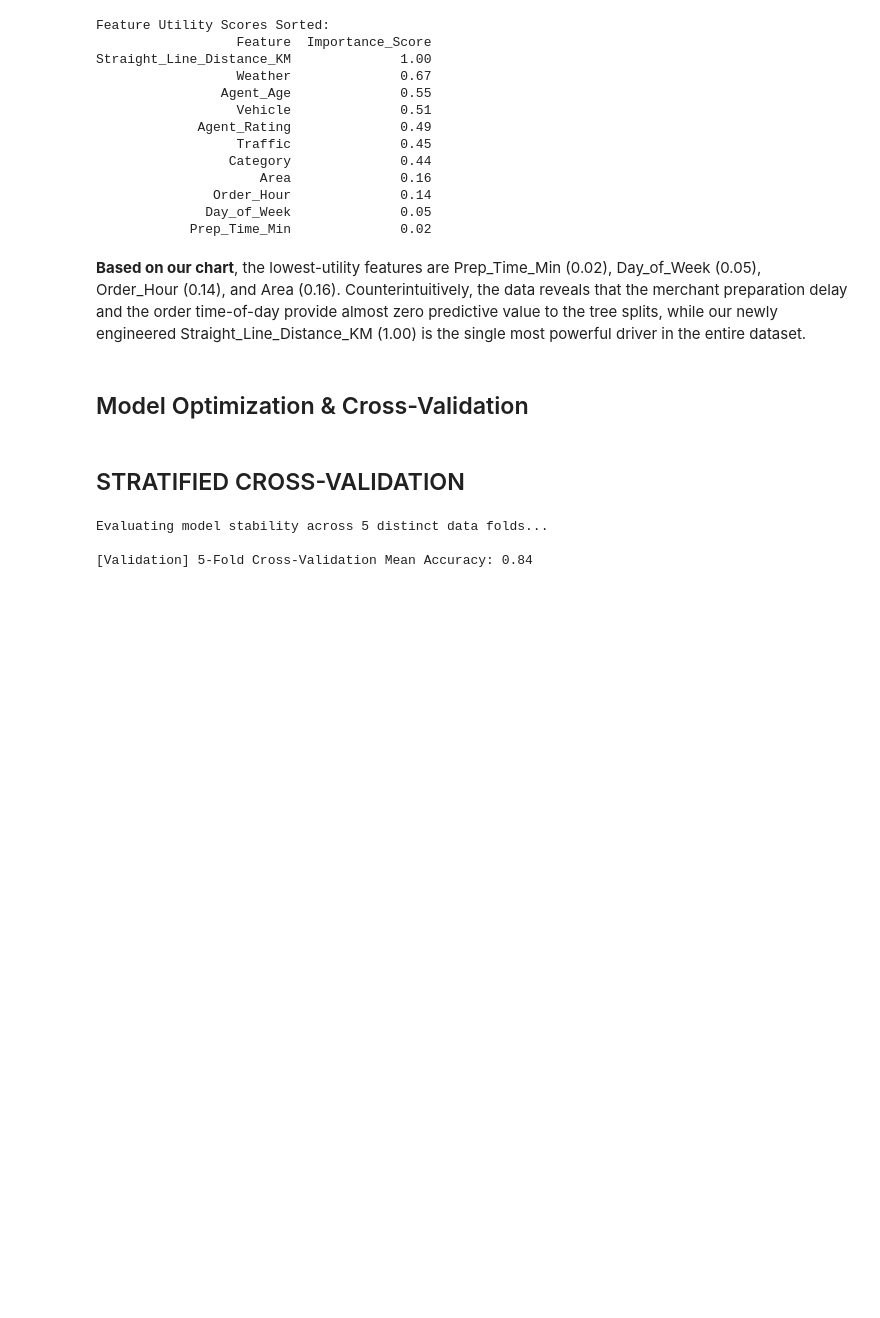
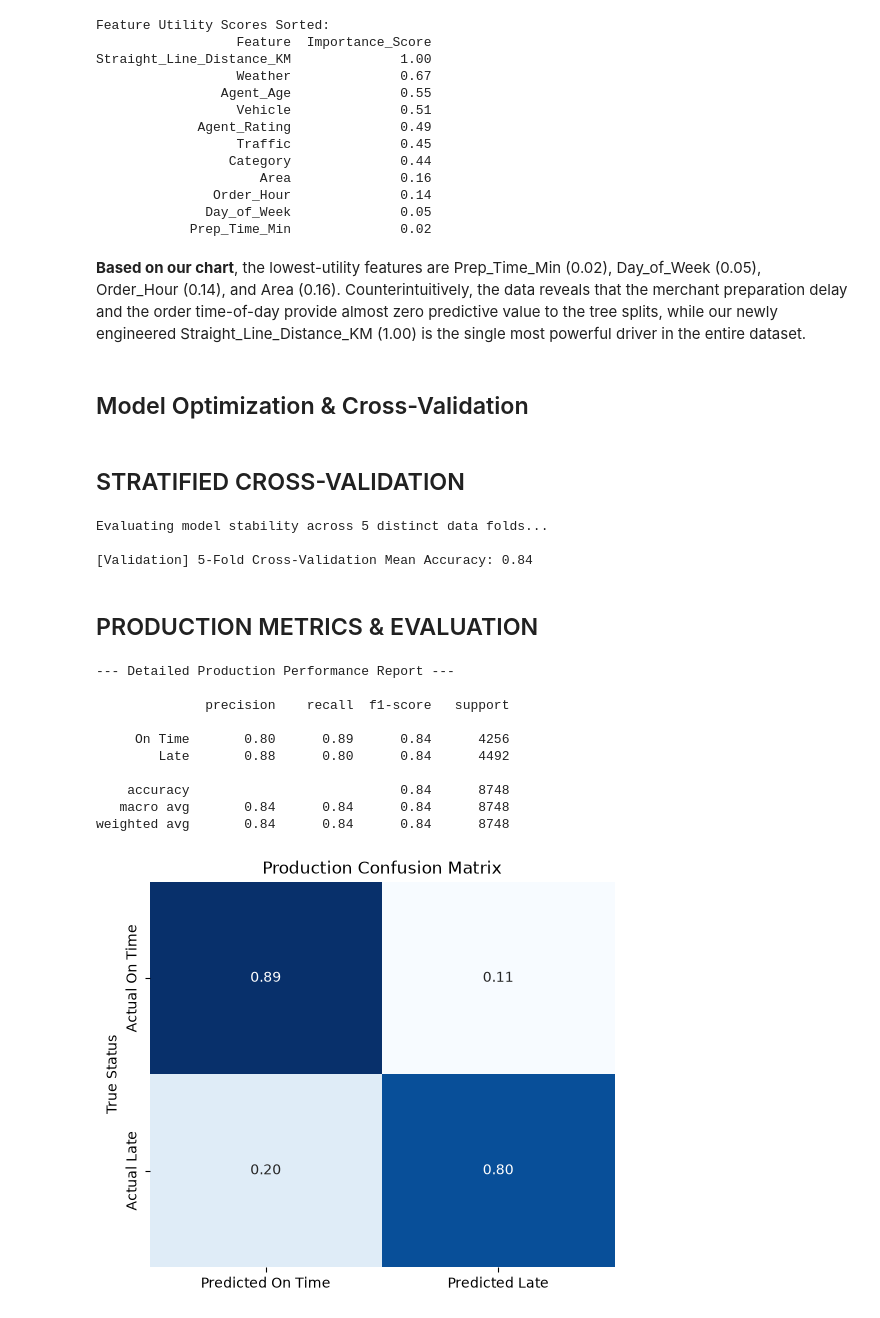
Before and after one commit to Michael-Nyawade/amazon-delivery-pmf-pdf-cdf, a Jupyter notebook: advanced-amazon-delivery.ipynb, the cells around one changed output. Drawn from its saved outputs; the diff is of its cells as text; code cells hidden in the pictures; blank space fills up the shorter version.

Commit message:
feat: Evaluate model metrics

```diff
--- a/advanced-amazon-delivery.ipynb
+++ b/advanced-amazon-delivery.ipynb
@@ -283,3 +283,37 @@ print(f"\n[Validation] 5-Fold Cross-Validation Mean Accuracy: {np.mean(cv_scores
 Evaluating model stability across 5 distinct data folds...
 
 [Validation] 5-Fold Cross-Validation Mean Accuracy: 0.84
+# %% [markdown]
+## PRODUCTION METRICS & EVALUATION
+# %%
+# Split for a clean production test set evaluation
+X_train, X_test, y_train, y_test = train_test_split(X_opt, y, test_size=0.2, random_state=42)
+tuned_model.fit(X_train, y_train)
+
+y_pred = tuned_model.predict(X_test)
+y_proba = tuned_model.predict_proba(X_test)[:, 1]
+
+print("\n--- Detailed Production Performance Report ---\n")
+print(classification_report(y_test, y_pred, target_names=['On Time', 'Late']))
+
+# Generate and plot the cost-driven Confusion Matrix
+cm = confusion_matrix(y_test, y_pred, normalize= 'true')
+plt.figure(figsize=(6, 5))
+sns.heatmap(cm, annot=True, fmt='.2f', cmap='Blues', cbar=False,
+            xticklabels=['Predicted On Time', 'Predicted Late'],
+            yticklabels=['Actual On Time', 'Actual Late'])
+plt.title('Production Confusion Matrix')
+plt.ylabel('True Status')
+plt.show()
+# %% [output]
+--- Detailed Production Performance Report ---
+
+              precision    recall  f1-score   support
+
+     On Time       0.80      0.89      0.84      4256
+        Late       0.88      0.80      0.84      4492
+
+    accuracy                           0.84      8748
+   macro avg       0.84      0.84      0.84      8748
+weighted avg       0.84      0.84      0.84      8748
+[figure, added]
```
Also changed, not shown: parts of 1 cell of this notebook.
